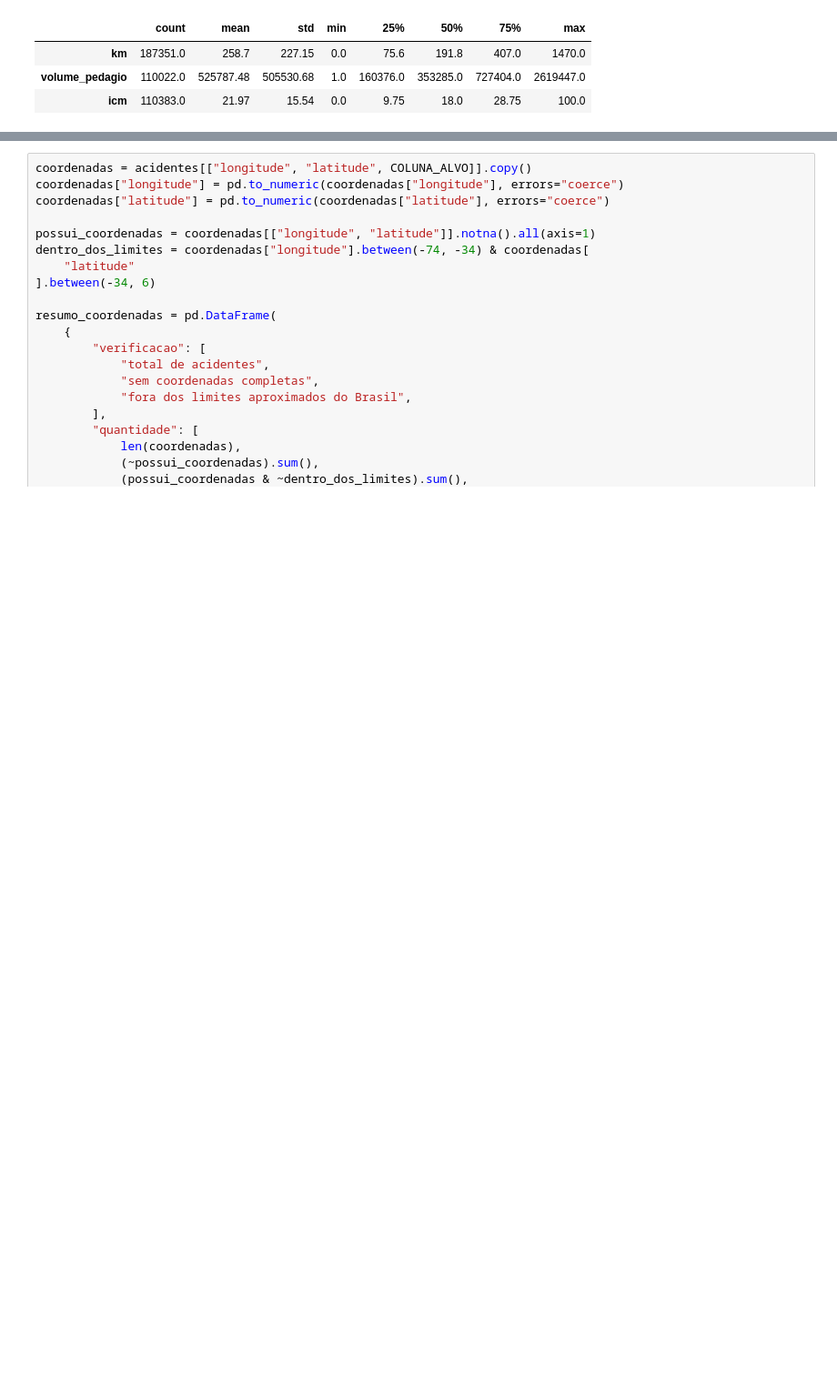
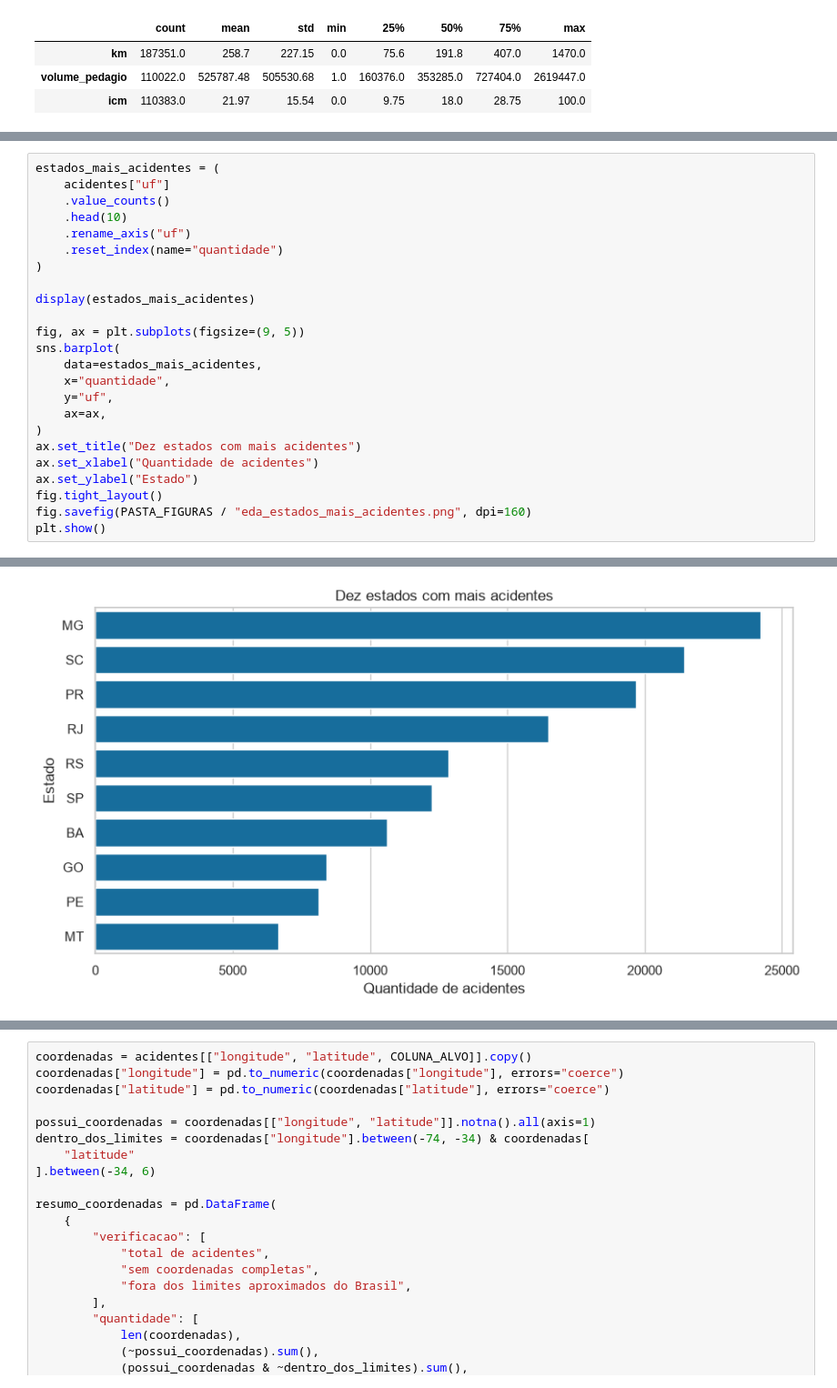
Before and after one commit to Augusto-Derlian/prf-accidents-feature-importance, a Jupyter notebook: notebooks/01_eda_classificacao_acidente.ipynb, the cells around one changed output, grey strips where cells are left out. Shown at 91% size. Drawn from its saved outputs; the diff is of its cells as text; blank space fills up the shorter version.

```diff
--- a/notebooks/01_eda_classificacao_acidente.ipynb
+++ b/notebooks/01_eda_classificacao_acidente.ipynb
@@ -327,0 +336,25 @@ display(acidentes[numericas_existentes].describe().T.round(2))
+# %%
+estados_mais_acidentes = (
+    acidentes["uf"]
+    .value_counts()
+    .head(10)
+    .rename_axis("uf")
+    .reset_index(name="quantidade")
+)
+
+display(estados_mais_acidentes)
+
+fig, ax = plt.subplots(figsize=(9, 5))
+sns.barplot(
+    data=estados_mais_acidentes,
+    x="quantidade",
+    y="uf",
+    ax=ax,
+)
+ax.set_title("Dez estados com mais acidentes")
+ax.set_xlabel("Quantidade de acidentes")
+ax.set_ylabel("Estado")
+fig.tight_layout()
+fig.savefig(PASTA_FIGURAS / "eda_estados_mais_acidentes.png", dpi=160)
+plt.show()
+# %% [output]
@@ -327,0 +372 @@ display(acidentes[numericas_existentes].describe().T.round(2))
+[figure, added]
```
Also changed, not shown: parts of 5 cells of this notebook, 1 other file.
